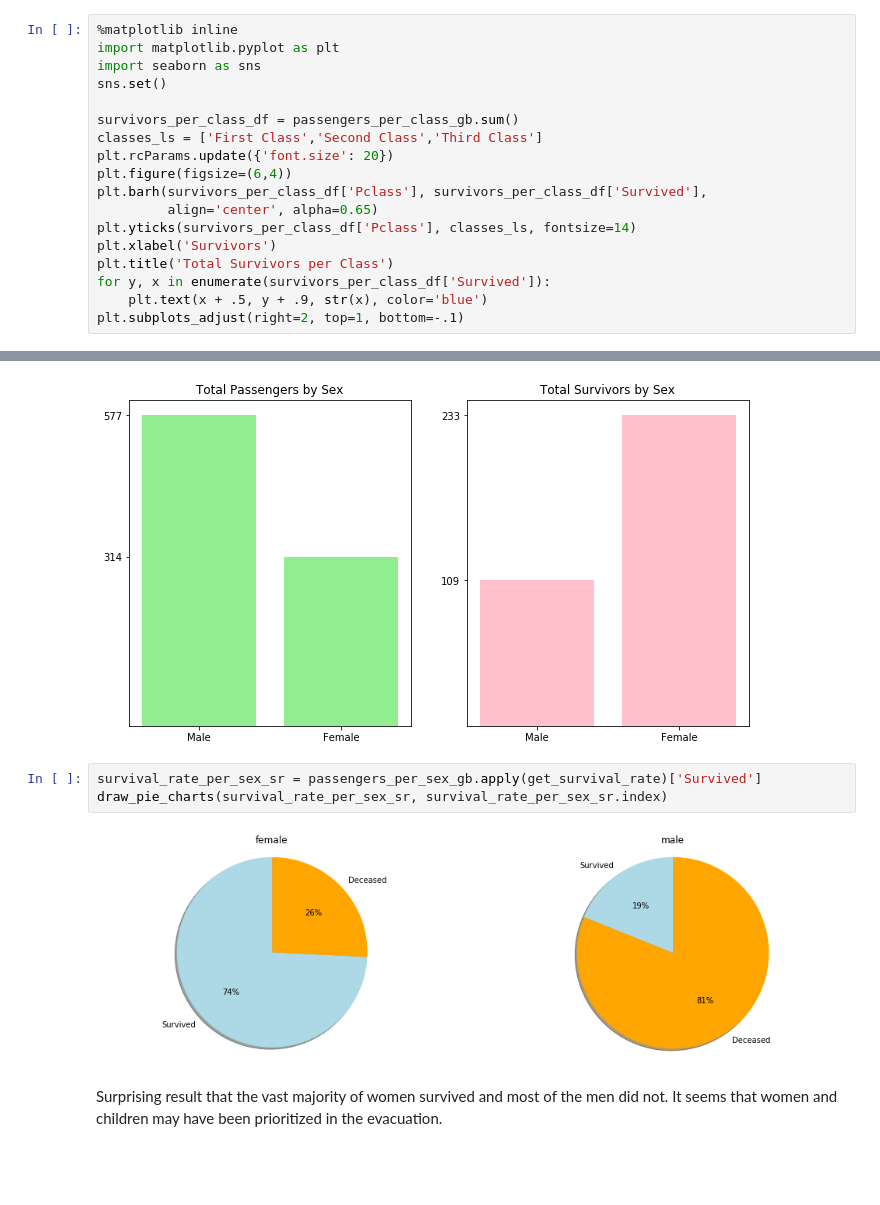
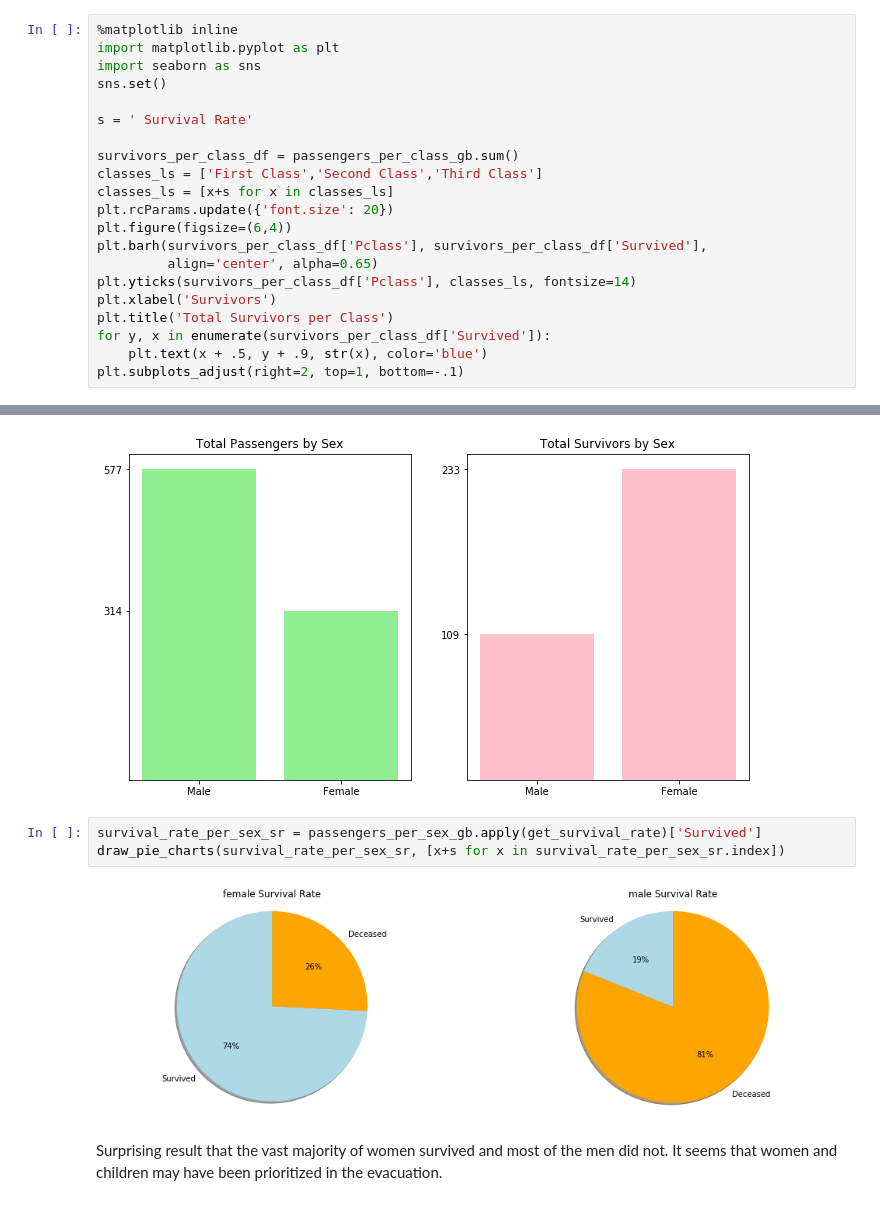
Before and after one commit to n3storm/Titanic-Data-Analysis, a Jupyter notebook: titanic.ipynb, the cells around one changed output, grey strips where cells are left out. Drawn from its saved outputs; the diff is of its cells as text; blank space fills up the shorter version.

```diff
--- a/titanic.ipynb
+++ b/titanic.ipynb
@@ -85,8 +85,11 @@ import matplotlib.pyplot as plt
 import seaborn as sns
 sns.set()
 
+s = ' Survival Rate'
+
 survivors_per_class_df = passengers_per_class_gb.sum()
 classes_ls = ['First Class','Second Class','Third Class']
+classes_ls = [x+s for x in classes_ls]
 plt.rcParams.update({'font.size': 20})
 plt.figure(figsize=(6,4))
 plt.barh(survivors_per_class_df['Pclass'], survivors_per_class_df['Survived'],
@@ -152,9 +155,9 @@ plt.subplots_adjust(right=1.2)
 [figure]
 # %%
 survival_rate_per_sex_sr = passengers_per_sex_gb.apply(get_survival_rate)['Survived']
-draw_pie_charts(survival_rate_per_sex_sr, survival_rate_per_sex_sr.index)
+draw_pie_charts(survival_rate_per_sex_sr, [x+s for x in survival_rate_per_sex_sr.index])
 # %% [output]
-[figure, old version]
+[figure, new version]
 # %% [markdown]
 Surprising result that the vast majority of women survived and most of the men did not. It seems that women and children may have been prioritized in the evacuation.
 # %% [markdown]
```
Also changed, not shown: parts of 5 cells of this notebook, 1 other file.
